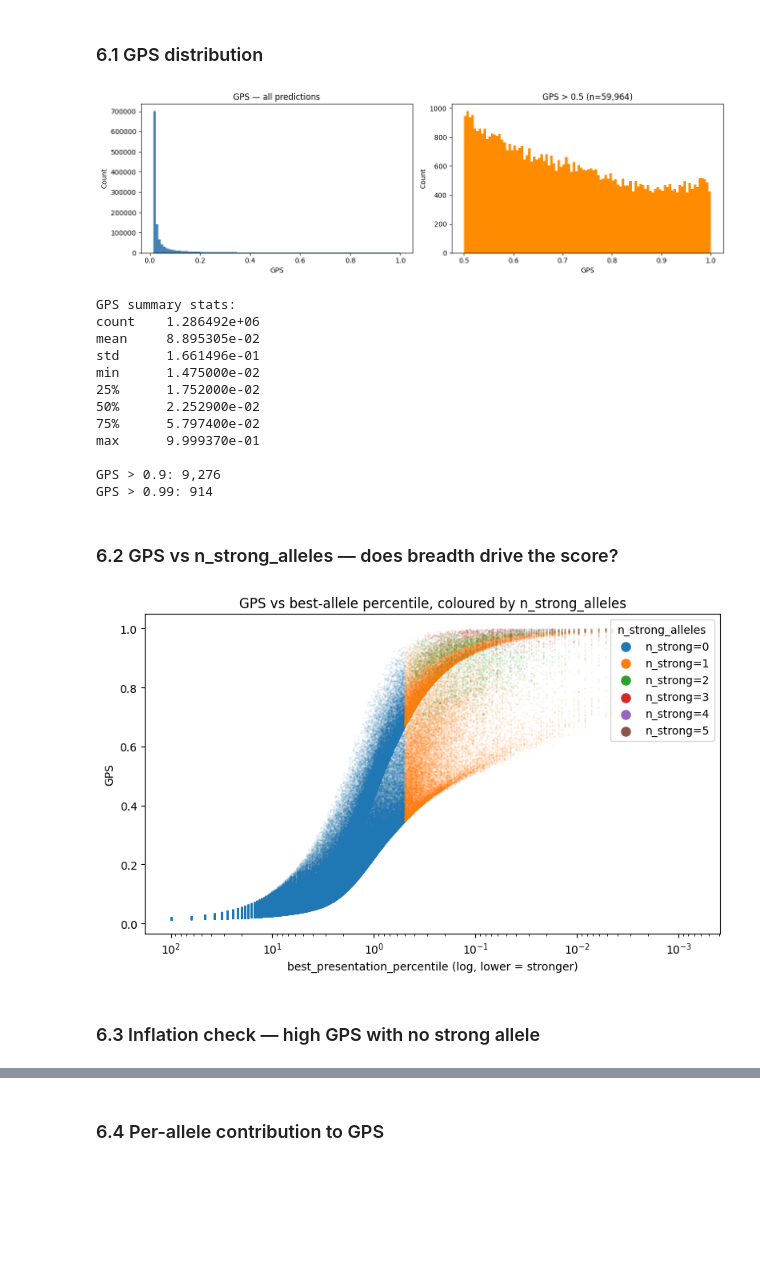
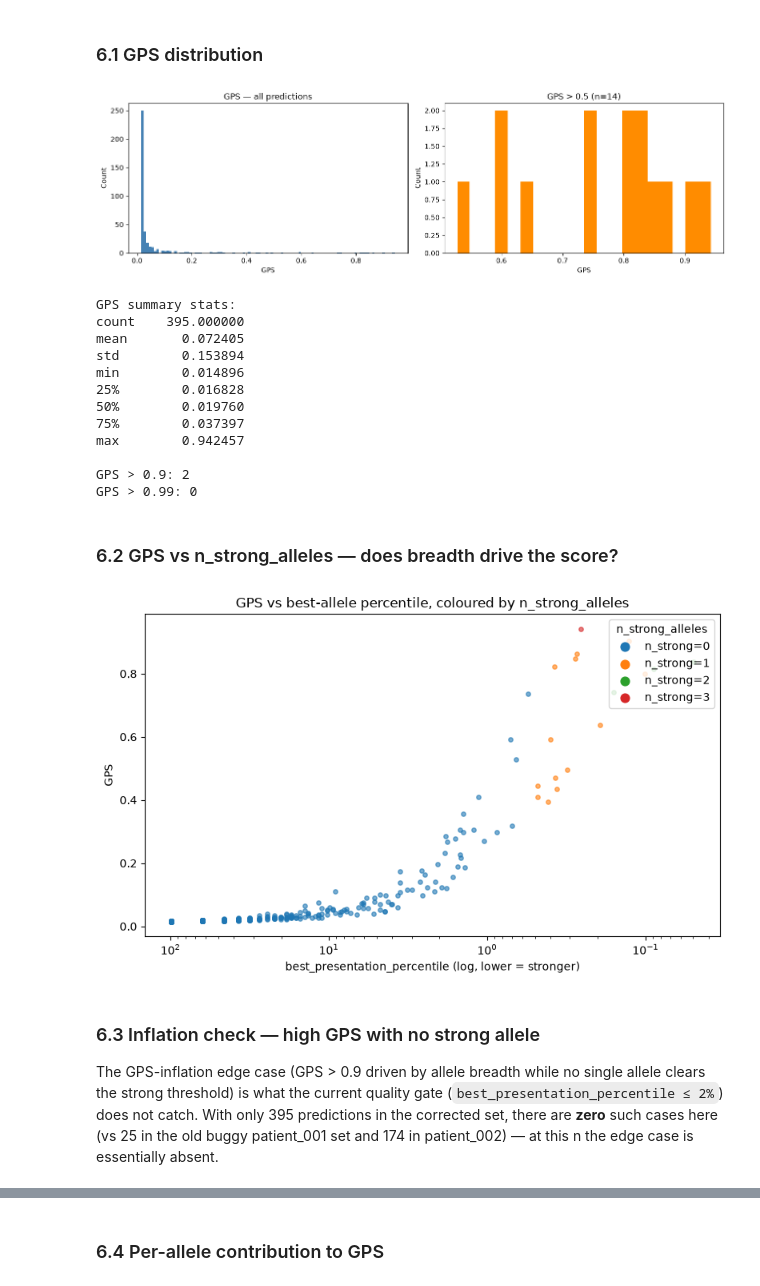
Before and after one commit to Jin-HoMLee/splice-neoepitope-pipeline, a Jupyter notebook: research/notebooks/patient_001_results.ipynb, the cells around one changed output, grey strips where cells are left out. Drawn from its saved outputs; the diff is of its cells as text; code cells hidden in the pictures; blank space fills up the shorter version.

```diff
--- a/research/notebooks/patient_001_results.ipynb
+++ b/research/notebooks/patient_001_results.ipynb
@@ -171,7 +140,7 @@ peptide
 
 How do peptide–allele predictions distribute across the strong (≤ 0.5th percentile), weak (≤ 2nd percentile), and non-presenter classes?
 # %%
-pres = gcs_read_tsv_cached(f"{BUCKET}/predictions/mhc_presentation.tsv")
+pres = r2_read_tsv_cached(f"{PREFIX}/predictions/mhc_presentation.tsv")
 print(f"Total predictions loaded: {len(pres):,}")
 
 class_counts = pres["presentation_class"].value_counts().reindex(["strong", "weak", "non"], fill_value=0)
@@ -276,62 +251,66 @@ Questions to answer empirically:
 # %%
 fig, axes = plt.subplots(1, 2, figsize=(13, 4))
 
 # Full distribution
 axes[0].hist(pres["genotype_presentation_score"], bins=100, color="steelblue", edgecolor="none")
 axes[0].set_xlabel("GPS")
 axes[0].set_ylabel("Count")
 axes[0].set_title("GPS — all predictions")
 
-# Zoom into the high end (> 0.5) where interesting candidates live
+# Zoom into the high end (> 0.5) where interesting candidates live.
+# Only ~14 points exceed 0.5 in the corrected set, so use few bins (100 would
+# leave mostly-empty bins — the same small-n critique as the read-support figure).
 high = pres[pres["genotype_presentation_score"] > 0.5]
-axes[1].hist(high["genotype_presentation_score"], bins=100, color="darkorange", edgecolor="none")
+axes[1].hist(high["genotype_presentation_score"], bins=20, color="darkorange", edgecolor="none")
 axes[1].set_xlabel("GPS")
 axes[1].set_ylabel("Count")
 axes[1].set_title(f"GPS > 0.5 (n={len(high):,})")
 
 plt.tight_layout()
 plt.show()
 
 print(f"\nGPS summary stats:")
 print(pres["genotype_presentation_score"].describe().to_string())
 print(f"\nGPS > 0.9: {(pres['genotype_presentation_score'] > 0.9).sum():,}")
 print(f"GPS > 0.99: {(pres['genotype_presentation_score'] > 0.99).sum():,}")
 # %% [output]
-[figure, old version]
+[figure, new version]
 GPS summary stats:
-count    1.286492e+06
-mean     8.895305e-02
-std      1.661496e-01
-min      1.475000e-02
-25%      1.752000e-02
-50%      2.252900e-02
-75%      5.797400e-02
-max      9.999370e-01
+count    395.000000
+mean       0.072405
+std        0.153894
+min        0.014896
+25%        0.016828
+50%        0.019760
+75%        0.037397
+max        0.942457
 
-GPS > 0.9: 9,276
-GPS > 0.99: 914
+GPS > 0.9: 2
+GPS > 0.99: 0
 # %% [markdown]
 ### 6.2 GPS vs n_strong_alleles — does breadth drive the score?
 # %%
 fig, ax = plt.subplots(figsize=(8, 5))
 for n, grp in pres.groupby("n_strong_alleles"):
     ax.scatter(grp["best_presentation_percentile"], grp["genotype_presentation_score"],
-               alpha=0.05, s=1, label=f"n_strong={n}")
+               alpha=0.6, s=15, label=f"n_strong={n}")
 
 ax.set_xscale("log")
 ax.set_xlabel("best_presentation_percentile (log, lower = stronger)")
 ax.set_ylabel("GPS")
 ax.set_title("GPS vs best-allele percentile, coloured by n_strong_alleles")
 ax.invert_xaxis()
-legend = ax.legend(markerscale=8, title="n_strong_alleles", loc="upper right")
+legend = ax.legend(markerscale=2, title="n_strong_alleles", loc="upper right")
 for lh in legend.legend_handles:
     lh.set_alpha(1)
 plt.tight_layout()
 plt.show()
 # %% [output]
-[figure, old version]
+[figure, new version]
 # %% [markdown]
 ### 6.3 Inflation check — high GPS with no strong allele
+
+The GPS-inflation edge case (GPS > 0.9 driven by allele breadth while no single allele clears the strong threshold) is what the current quality gate (`best_presentation_percentile ≤ 2%`) does not catch. With only 395 predictions in the corrected set, there are **zero** such cases here (vs 25 in the old buggy patient_001 set and 174 in patient_002) — at this n the edge case is essentially absent.
 # %%
 # Candidates with GPS > 0.9 but n_strong_alleles == 0.
 # These are NOT caught by the current quality gate (best_presentation_percentile <= 2%) —
```
Also changed, not shown: parts of 14 cells of this notebook, 3 other files.
